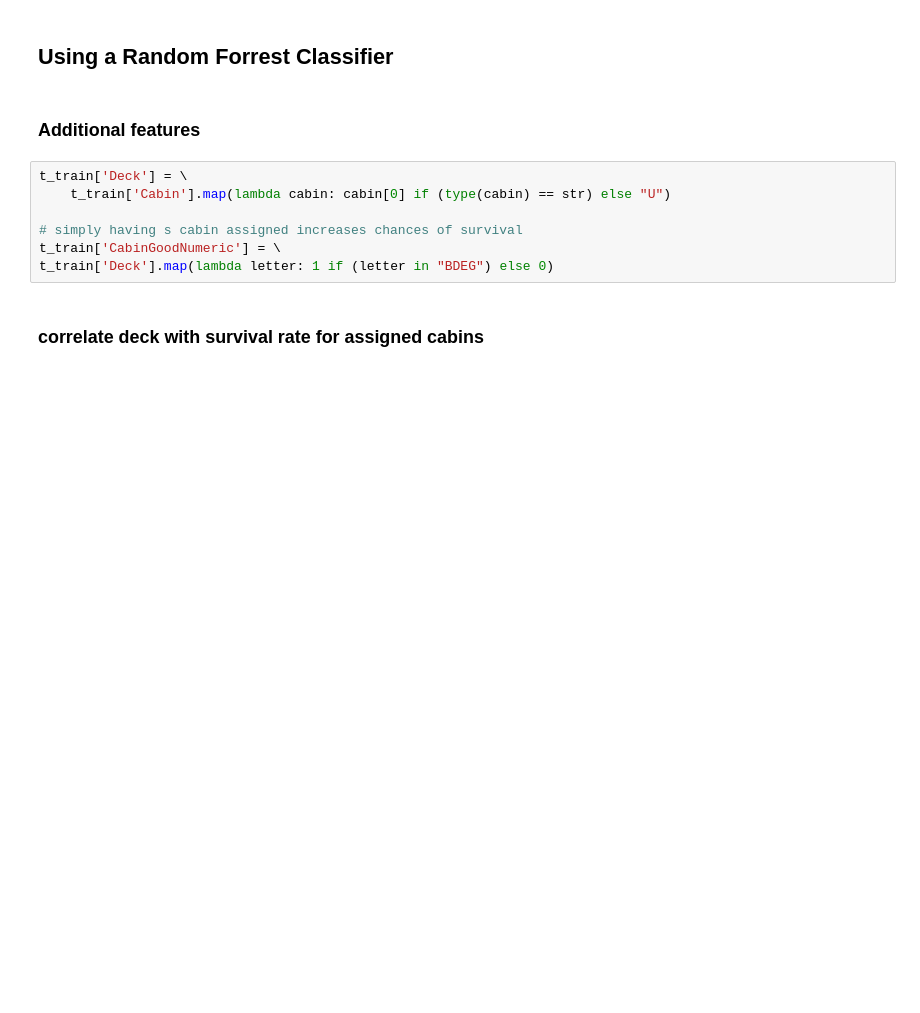
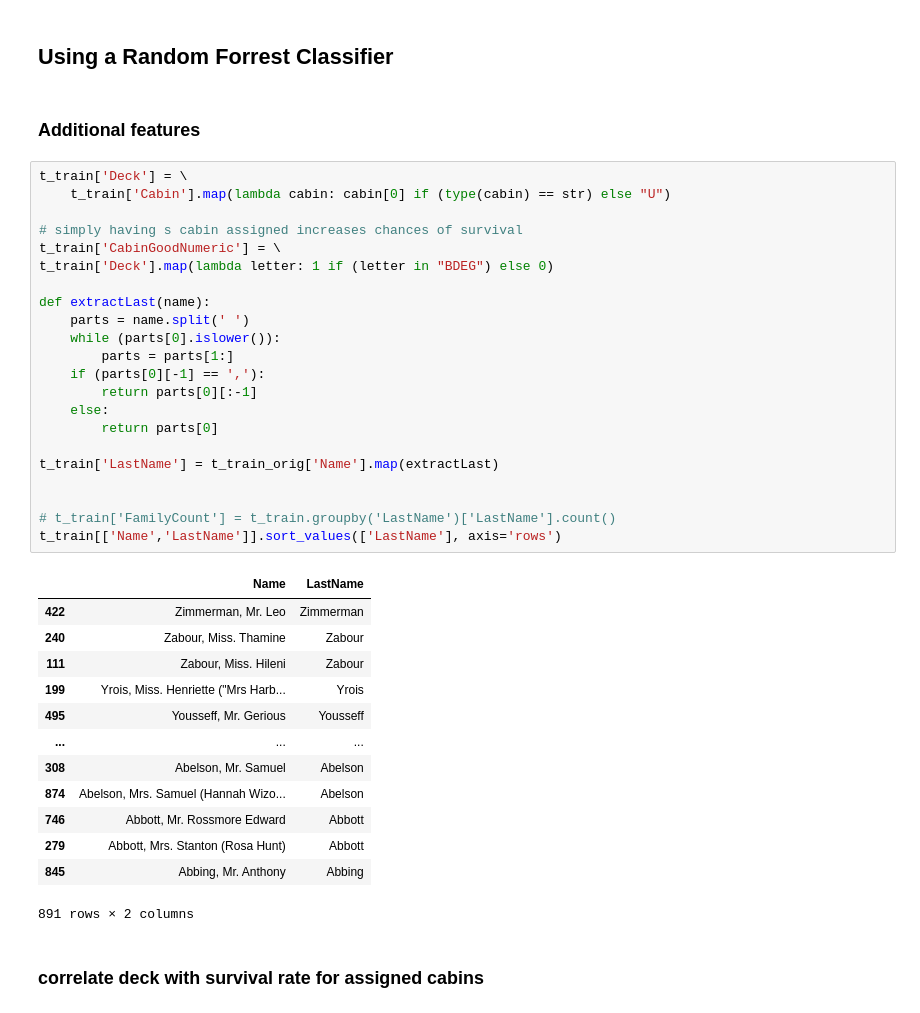
Before and after one commit to osofariu/titanic-kaggle, a Jupyter notebook: notebooks/titanic.ipynb, the cells around one changed output. Cells and saved outputs as stored; diff of their text form; blank space fills up the shorter version.

```diff
--- a/notebooks/titanic.ipynb
+++ b/notebooks/titanic.ipynb
@@ -197,10 +203,39 @@ Accuracy: 0.8208955223880597
 # %%
 t_train['Deck'] = \
     t_train['Cabin'].map(lambda cabin: cabin[0] if (type(cabin) == str) else "U")
 
 # simply having s cabin assigned increases chances of survival
 t_train['CabinGoodNumeric'] = \
 t_train['Deck'].map(lambda letter: 1 if (letter in "BDEG") else 0)
+
+def extractLast(name):
+    parts = name.split(' ')
+    while (parts[0].islower()):
+        parts = parts[1:]
+    if (parts[0][-1] == ','):
+        return parts[0][:-1]
+    else:
+        return parts[0]
+
+t_train['LastName'] = t_train_orig['Name'].map(extractLast)
+
+
+# t_train['FamilyCount'] = t_train.groupby('LastName')['LastName'].count()
+t_train[['Name','LastName']].sort_values(['LastName'], axis='rows')
+# %% [output]
+|  | Name | LastName |
+| 422 | Zimmerman, Mr. Leo | Zimmerman |
+| 240 | Zabour, Miss. Thamine | Zabour |
+| 111 | Zabour, Miss. Hileni | Zabour |
+| 199 | Yrois, Miss. Henriette ("Mrs Harb... | Yrois |
+| 495 | Yousseff, Mr. Gerious | Yousseff |
+| ... | ... | ... |
+| 308 | Abelson, Mr. Samuel | Abelson |
+| 874 | Abelson, Mrs. Samuel (Hannah Wizo... | Abelson |
+| 746 | Abbott, Mr. Rossmore Edward | Abbott |
+| 279 | Abbott, Mrs. Stanton (Rosa Hunt) | Abbott |
+| 845 | Abbing, Mr. Anthony | Abbing |
+891 rows × 2 columns
 # %% [markdown]
 ### correlate deck with survival rate for assigned cabins
 # %%
```
Also changed, not shown: parts of 9 cells of this notebook, 2 other files.
